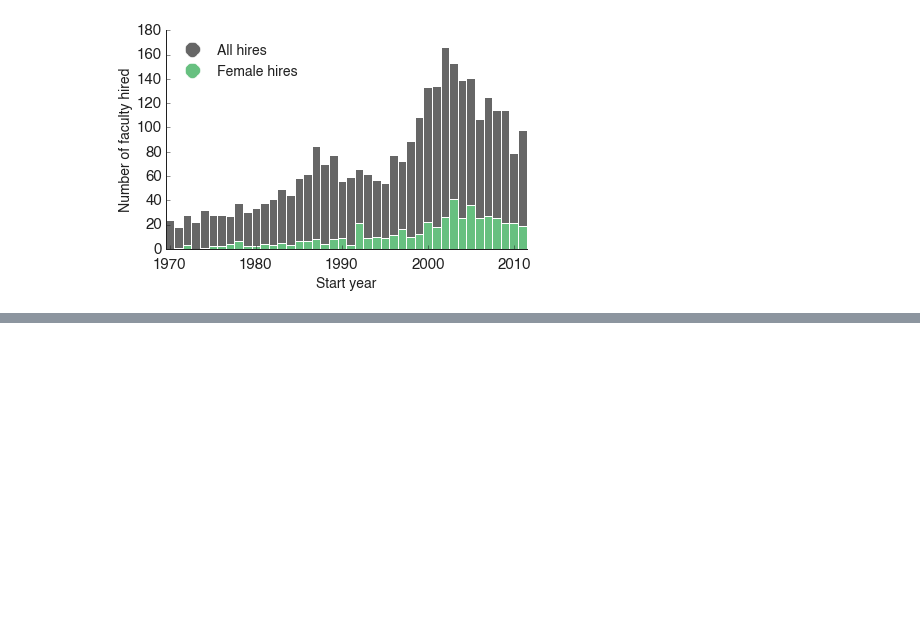
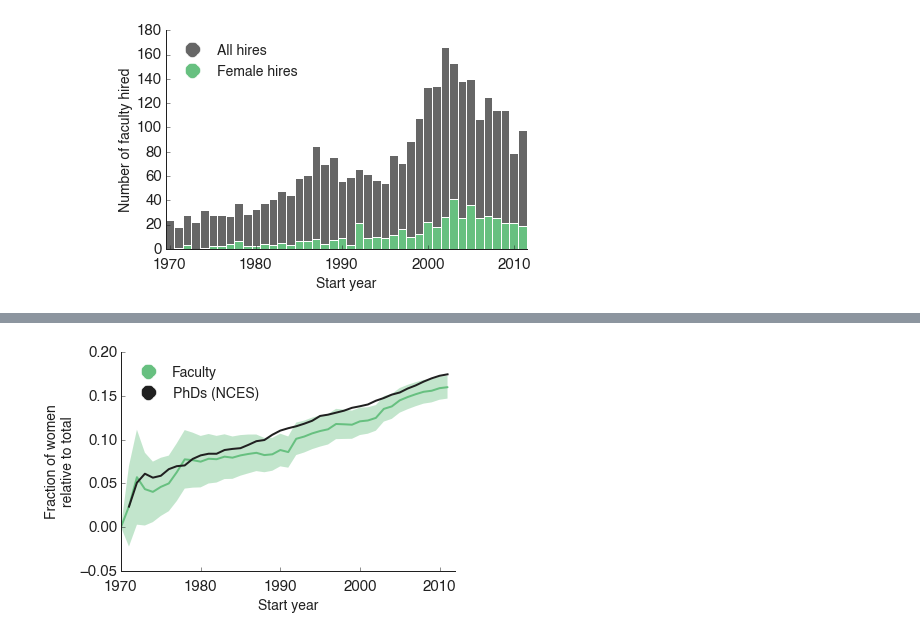
Before and after one commit to samfway/faculty_hiring, a Jupyter notebook: notebooks/Examples_Loading_and_Playing.ipynb, the cells around one changed output, grey strips where cells are left out. Saved outputs shown, nothing was run; the diff lists cells and outputs as text; code cells hidden in the pictures; blank space fills up the shorter version.

```diff
--- a/notebooks/Examples_Loading_and_Playing.ipynb
+++ b/notebooks/Examples_Loading_and_Playing.ipynb
@@ -186,0 +186,55 @@ plt.show()
+# %%
+fig, ax = plt.subplots(1, 1, figsize=(6,4))
+
+#http://www.nsf.gov/statistics/infbrief/nsf08308/
+
+nsf_years = np.array([1985, 1987, 1989, 1991, 1993, 1995, 1997, 1999, 2001, 2003, 2006])
+nsf_fracs = np.array([12.6, 13.1, 13.9, 15.2, 18.4, 17.2, 20.4, 22.2, 19.9, 17.7, 21.2]) / 100.
+#nsf_fracs = np.array([4.5, 4.8, 4.7, 4.8, 5.4, 6.0, 6.7, 7.3, 8.2, 9.0, 9.8, 11.4, 11.7, 14.0, 15.8, 17.9]) / 100.
+#nsf_fracs = np.array([9.5, 10.2, 11.4, 12.7, 13.7, 14.9, 16.2, 17.6, 19.5, 20.7, 21.9, 23.7, 25.5]) / 100.
+
+def mean_confidence(positives, total, confidence=0.95, iters=1000, z=1.96):
+    upper = np.zeros_like(total, dtype=float)
+    lower = np.zeros_like(upper)
+    avg = np.zeros_like(lower)
+
+    for i in xrange(len(positives)):
+        pos = positives[i]
+        tot = float(total[i])
+        if tot == 0:
+            continue
+        p = pos / tot
+        avg[i] = p
+        pm = z*np.sqrt((1./tot)*p*(1-p))
+        upper[i] = p + pm
+        lower[i] = np.max(p - pm, 0.)
+
+    return avg, upper, lower
+
+
+avg, upper, lower = mean_confidence(cumulative_women, cumulative_all)
+ax.fill_between(year_range, lower, upper, color=FEMALE_COLOR, alpha=0.4, edgecolor="None")
+ax.plot(year_range, avg, color=FEMALE_COLOR, linewidth=LINE_WIDTH, solid_capstyle="round")
+#ax.set_ylim(0, .2)
+ax.set_xlim(1970, 2012)
+ax.set_xticks([1970, 1980, 1990, 2000, 2010])
+
+# NCES
+ax.plot(nces_years, np.cumsum(nces_women)/np.cumsum(nces_total), '-', color=ALMOST_BLACK, linewidth=LINE_WIDTH)
+
+# NSF
+#ax.plot(nsf_years, nsf_fracs, '-', color=ALMOST_BLACK, linewidth=LINE_WIDTH)
+
+ax.set_xlabel('Start year', fontsize=LABEL_SIZE)
+ax.set_ylabel('Fraction of women\nrelative to total', fontsize=LABEL_SIZE)
+ax.tick_params(axis='both', which='major', labelsize=TICK_SIZE)
+hide_right_top_axis(ax)
+
+fake_line_all = Line2D(range(1), range(1), color=FEMALE_COLOR, marker='o',markersize=15, linestyle='None', markeredgecolor='w')
+fake_line_f = Line2D(range(1), range(1), color=ALMOST_BLACK, marker='o',markersize=15, linestyle='None', markeredgecolor='w')
+plt.legend((fake_line_all,fake_line_f),('Faculty','PhDs (NCES)'), numpoints=1, loc='upper left', frameon=False, fontsize=LABEL_SIZE)
+
+plt.savefig(os.path.join(figures_dir, 'fraction_of_women.pdf'))
+plt.show()
+# %% [output]
+[figure, added]
```
Also changed, not shown: parts of 9 cells of this notebook, 2 other files.
